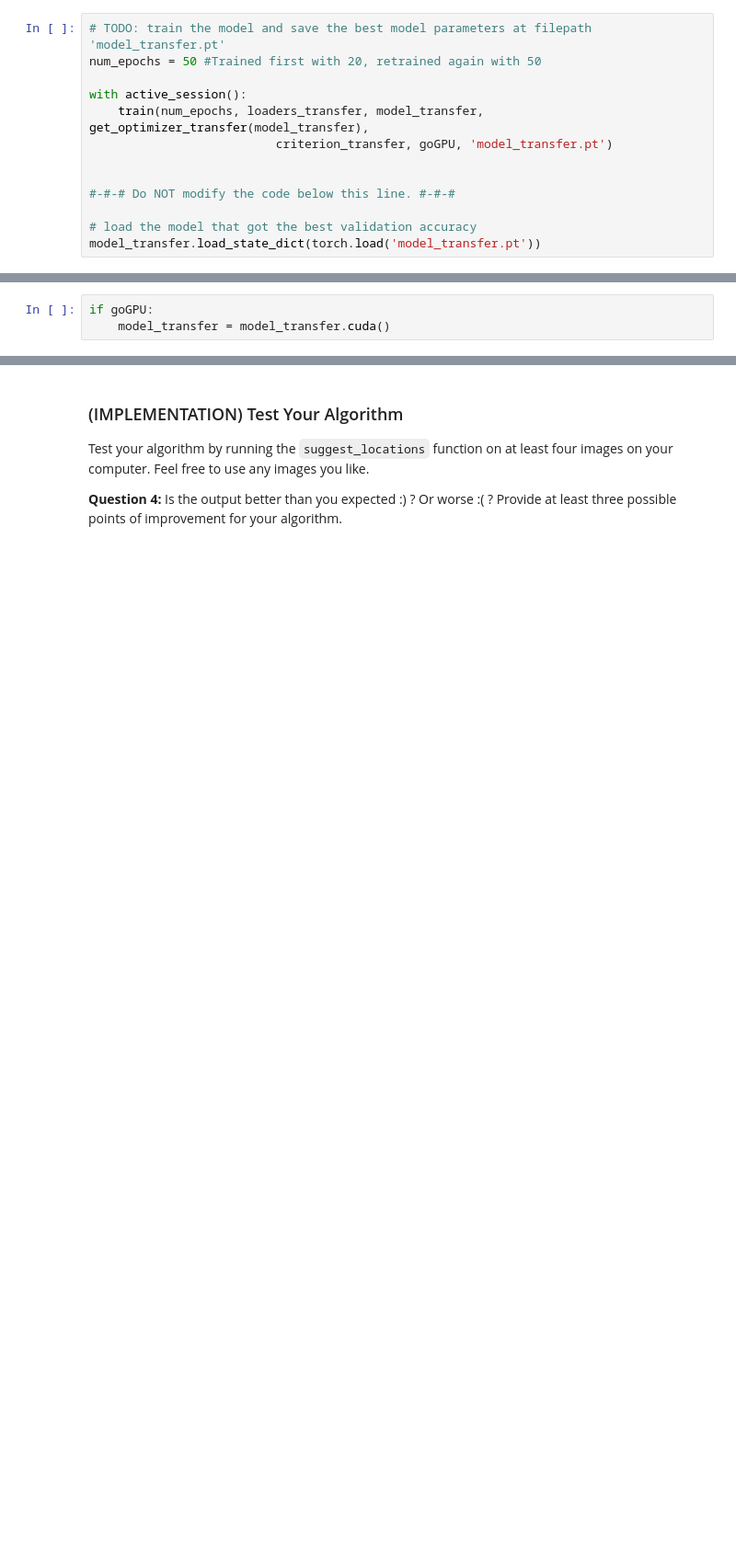
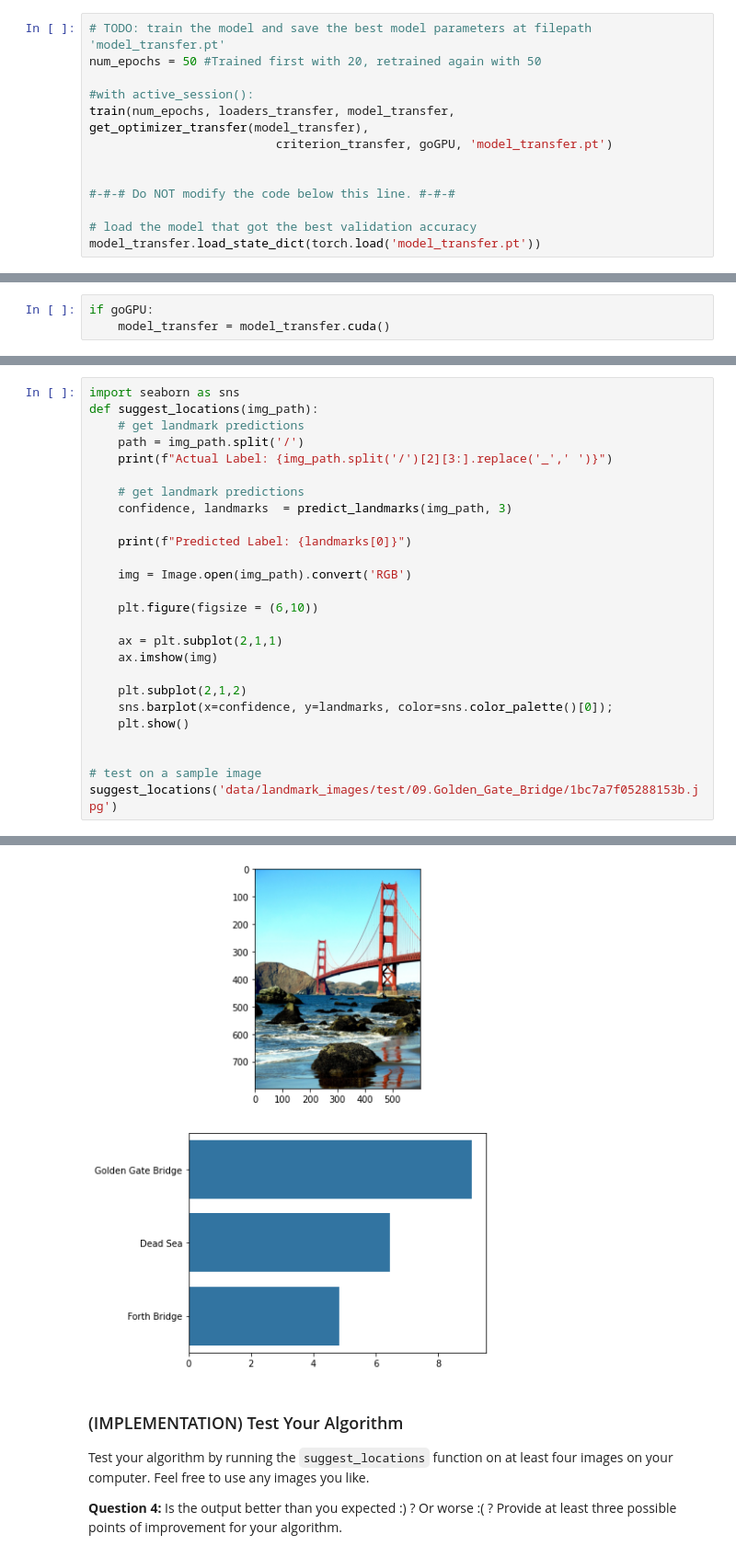
Before and after one commit to ultragorira/DeepLearning_Nanodegree, a Jupyter notebook: Landmark_Classification_Proj/landmark.ipynb, the cells around one changed output, grey strips where cells are left out. Shown at 92% size. Drawn from its saved outputs; the diff is of its cells as text; blank space fills up the shorter version.

```diff
--- a/Landmark_Classification_Proj/landmark.ipynb
+++ b/Landmark_Classification_Proj/landmark.ipynb
@@ -655,8 +689,8 @@ from workspace_utils import *
 # TODO: train the model and save the best model parameters at filepath 'model_transfer.pt'
 num_epochs = 50 #Trained first with 20, retrained again with 50
 
-with active_session():
-    train(num_epochs, loaders_transfer, model_transfer, get_optimizer_transfer(model_transfer),
+#with active_session():
+train(num_epochs, loaders_transfer, model_transfer, get_optimizer_transfer(model_transfer),
                           criterion_transfer, goGPU, 'model_transfer.pt')
 
 
@@ -782,0 +809,27 @@ suggest_locations('data/landmark_images/test/09.Golden_Gate_Bridge/1bc7a7f052881
+# %%
+import seaborn as sns
+def suggest_locations(img_path):
+    # get landmark predictions
+    path = img_path.split('/')
+    print(f"Actual Label: {img_path.split('/')[2][3:].replace('_',' ')}")
+
+    # get landmark predictions
+    confidence, landmarks  = predict_landmarks(img_path, 3)
+
+    print(f"Predicted Label: {landmarks[0]}")
+
+    img = Image.open(img_path).convert('RGB')
+
+    plt.figure(figsize = (6,10))
+
+    ax = plt.subplot(2,1,1)
+    ax.imshow(img)
+
+    plt.subplot(2,1,2)
+    sns.barplot(x=confidence, y=landmarks, color=sns.color_palette()[0]);
+    plt.show()
+
+
+# test on a sample image
+suggest_locations('data/landmark_images/test/09.Golden_Gate_Bridge/1bc7a7f05288153b.jpg')
+# %% [output]
@@ -783,3 +837,4 @@ suggest_locations('data/landmark_images/test/09.Golden_Gate_Bridge/1bc7a7f052881
+[figure, added]
 # %% [markdown]
 ### (IMPLEMENTATION) Test Your Algorithm
 
```
Also changed, not shown: parts of 22 cells of this notebook, 1 other file.
